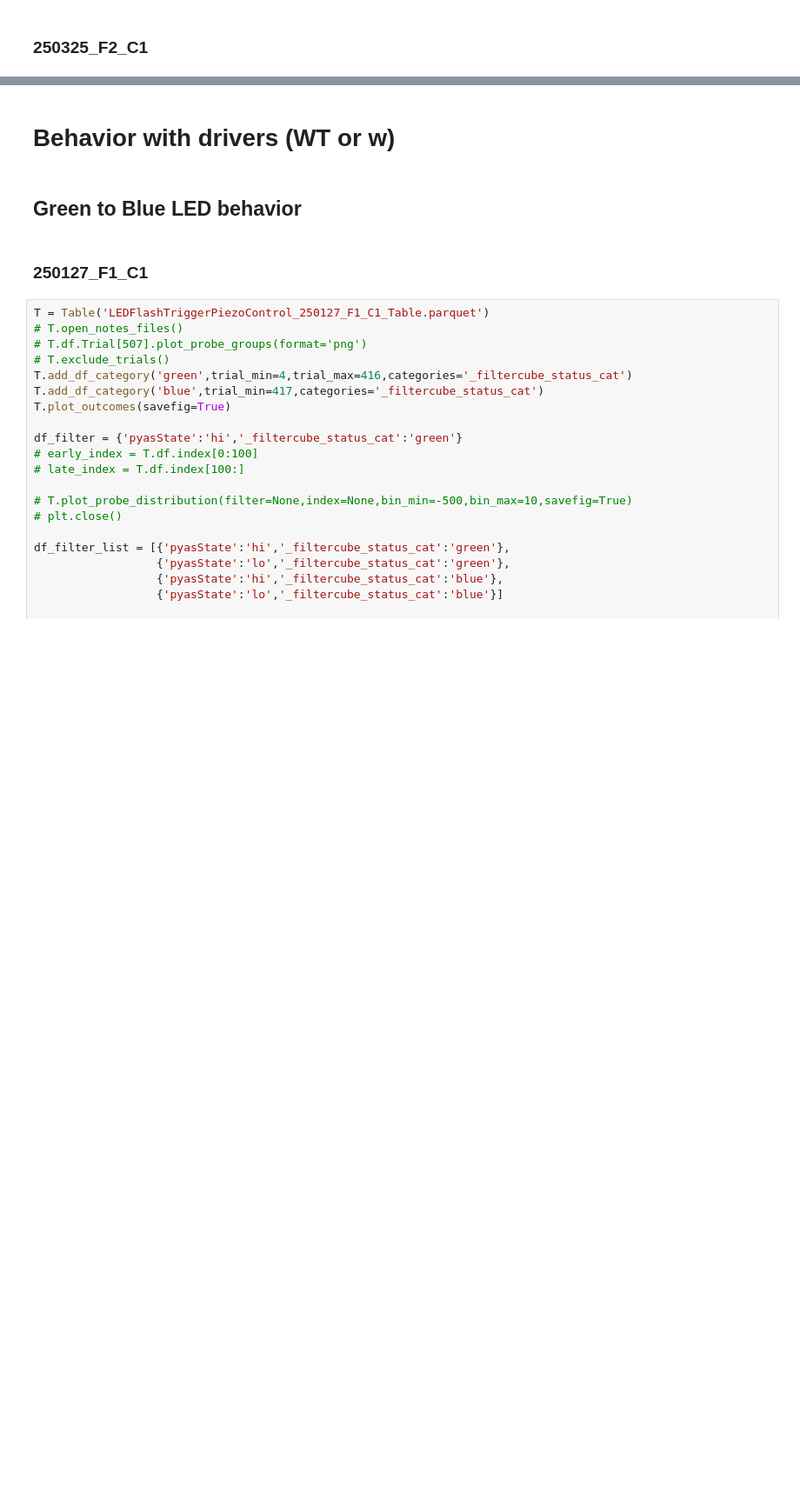
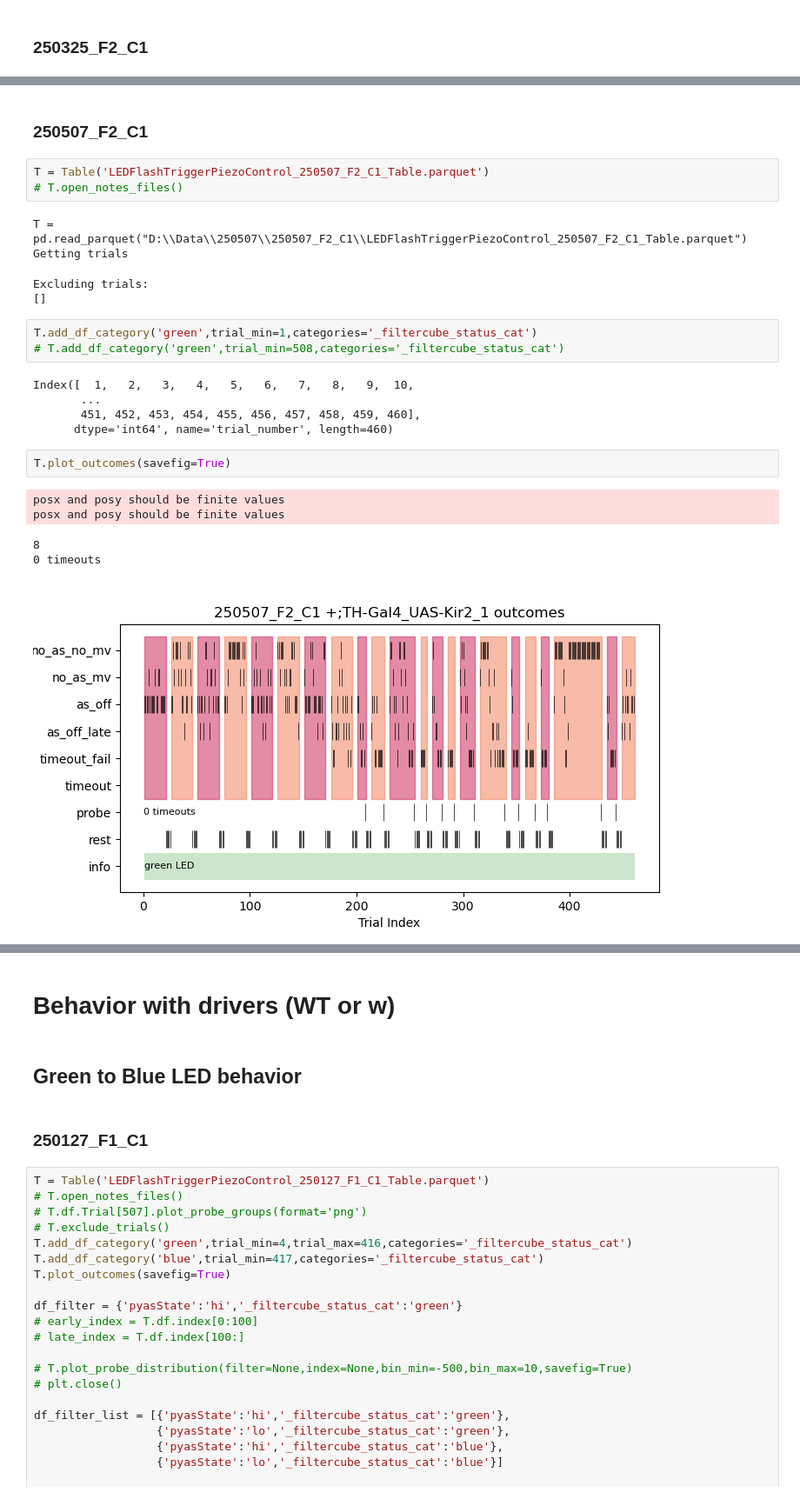
Before and after one commit to tony-azevedo/FlyLearning, a Jupyter notebook: op_conditioning.ipynb, the cells around one changed output, grey strips where cells are left out. Shown at 87% size. Drawn from its saved outputs; the diff is of its cells as text; blank space fills up the shorter version.

```diff
--- a/op_conditioning.ipynb
+++ b/op_conditioning.ipynb
@@ -1011,0 +1079,26 @@ hmdf = T.plot_probe_position_heatmap(savefig=True,cmin=-450, cmax=10)
+# %% [markdown]
+### 250507_F2_C1
+# %%
+T = Table('LEDFlashTriggerPiezoControl_250507_F2_C1_Table.parquet')
+# T.open_notes_files()
+# %% [output]
+T = pd.read_parquet("D:\\Data\\250507\\250507_F2_C1\\LEDFlashTriggerPiezoControl_250507_F2_C1_Table.parquet")
+Getting trials
+Excluding trials:
+[]
+# %%
+T.add_df_category('green',trial_min=1,categories='_filtercube_status_cat')
+# T.add_df_category('green',trial_min=508,categories='_filtercube_status_cat')
+# %% [output]
+Index([  1,   2,   3,   4,   5,   6,   7,   8,   9,  10,
+       ...
+       451, 452, 453, 454, 455, 456, 457, 458, 459, 460],
+      dtype='int64', name='trial_number', length=460)
+# %%
+T.plot_outcomes(savefig=True)
+# %% [output]
+posx and posy should be finite values
+posx and posy should be finite values
+8
+0 timeouts
+[figure, added]
```
Also changed, not shown: parts of 20 cells of this notebook, 8 other files.
